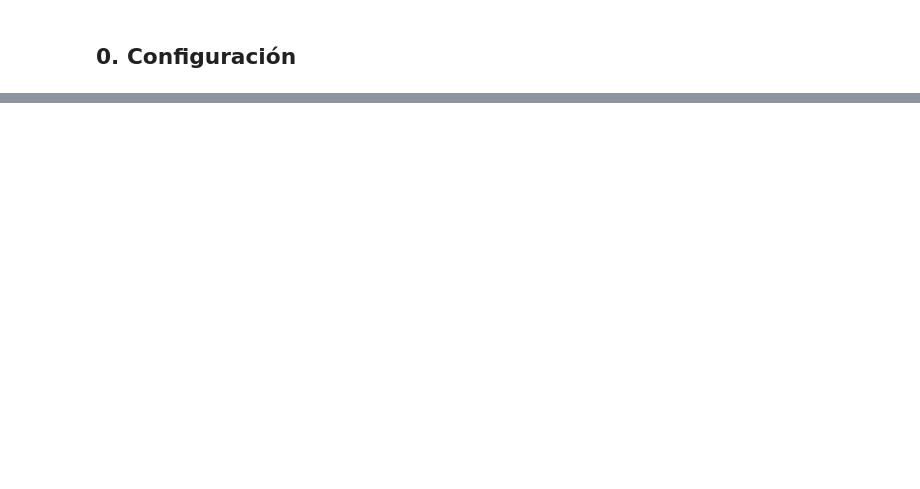
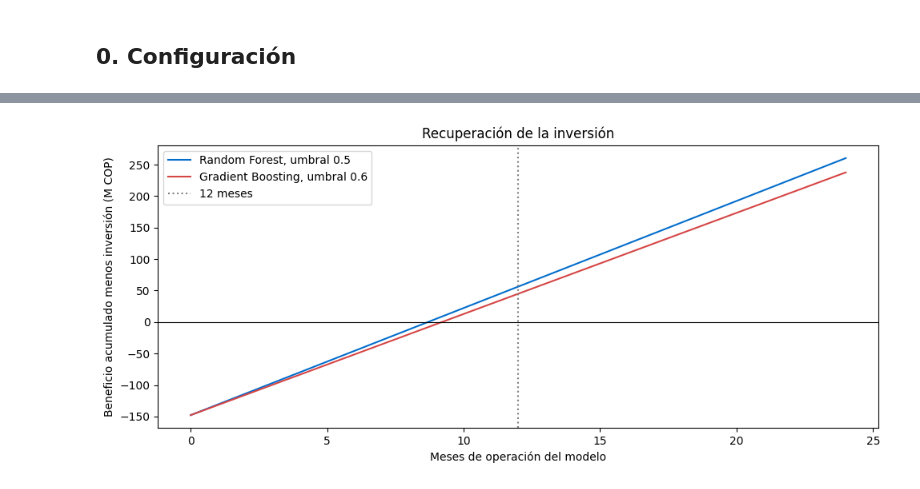
Before and after one commit to linamu24/CienciaDatosTaller2, a Jupyter notebook: 03_generacion_valor.ipynb, the cells around one changed output, grey strips where cells are left out. Cells and saved outputs as stored; diff of their text form; code cells hidden in the pictures; blank space fills up the shorter version.

```diff
--- a/03_generacion_valor.ipynb
+++ b/03_generacion_valor.ipynb
@@ -719,0 +518,15 @@ pd.Series({
+# %%
+filas = []
+for nombre in ["Random Forest", "Gradient Boosting"]:
+    recall, fall_out = politicas[nombre]
+    B_mes = beneficio_mensual(recall, fall_out) - O / 12
+    filas.append({
+        "modelo": nombre,
+        "umbral": umbral_elegido[nombre],
+        "campaña al mes (M COP)": beneficio_mensual(recall, fall_out) / 1e6,
+        "operación al mes (M COP)": O / 12 / 1e6,
+        "B (M COP)": B_mes / 1e6,
+        "t* (meses)": I_proy / B_mes,
+        "ROI a 12 meses": (12 * B_mes - I_proy) / I_proy,
+    })
+pd.DataFrame(filas).set_index("modelo").round(2)
@@ -719,0 +538,20 @@ pd.Series({
+# %%
+meses = np.arange(0, 25)
+
+fig, ax = plt.subplots(figsize=(10, 4.5))
+for nombre in ["Random Forest", "Gradient Boosting"]:
+    recall, fall_out = politicas[nombre]
+    B_mes = beneficio_mensual(recall, fall_out) - O / 12
+    etiqueta = nombre + ", umbral " + str(umbral_elegido[nombre])
+    acumulado = (meses * B_mes - I_proy) / 1e6
+    ax.plot(meses, acumulado, color=colores[nombre], label=etiqueta)
+ax.axhline(0, color="black", linewidth=0.8)
+ax.axvline(12, color="gray", linestyle=":", label="12 meses")
+ax.set_xlabel("Meses de operación del modelo")
+ax.set_ylabel("Beneficio acumulado menos inversión (M COP)")
+ax.set_title("Recuperación de la inversión")
+ax.legend()
+plt.tight_layout()
+plt.show()
+# %% [output]
+[figure, added]
```
Also changed, not shown: parts of 70 cells of this notebook, 3 other files.
